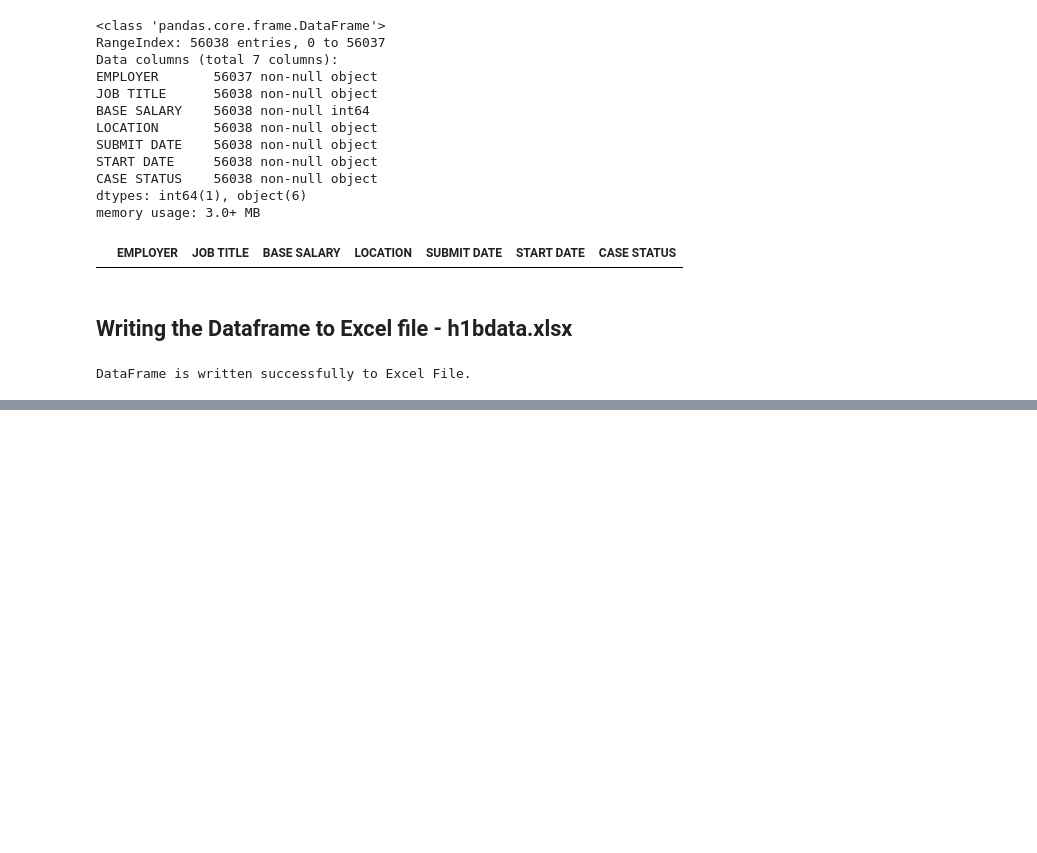
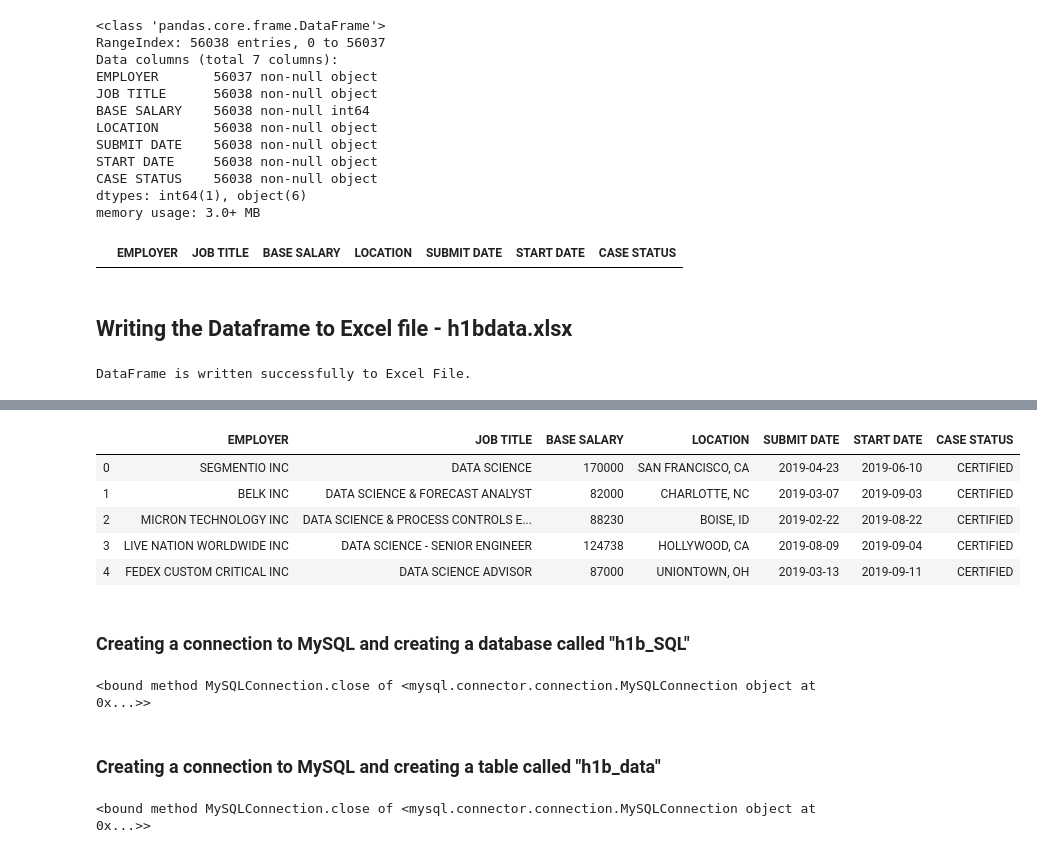
Before and after one commit to miteshrj/job_hunting, a Jupyter notebook: Scraping Code/scraping_code.ipynb, the cells around one changed output, grey strips where cells are left out. Cells and saved outputs as stored; diff of their text form; code cells hidden in the pictures; blank space fills up the shorter version.

```diff
--- a/Scraping Code/scraping_code.ipynb
+++ b/Scraping Code/scraping_code.ipynb
@@ -185,0 +205,2 @@ DataFrame is written successfully to Excel File.
+# %%
+h1b_data.drop(['Sr.No.'], axis = 1, inplace = True)
@@ -185,0 +216,4 @@ DataFrame is written successfully to Excel File.
+# %%
+h1b_data['SUBMIT DATE'] = pd.to_datetime(h1b_data['SUBMIT DATE'])
+# %%
+h1b_data['START DATE'] = pd.to_datetime(h1b_data['START DATE'])
@@ -185,0 +235,46 @@ DataFrame is written successfully to Excel File.
+# %%
+h1b_data.head()
+# %% [output]
+|  | EMPLOYER | JOB TITLE | BASE SALARY | LOCATION | SUBMIT DATE | START DATE | CASE STATUS |
+| 0 | SEGMENTIO INC | DATA SCIENCE | 170000 | SAN FRANCISCO, CA | 2019-04-23 | 2019-06-10 | CERTIFIED |
+| 1 | BELK INC | DATA SCIENCE & FORECAST ANALYST | 82000 | CHARLOTTE, NC | 2019-03-07 | 2019-09-03 | CERTIFIED |
+| 2 | MICRON TECHNOLOGY INC | DATA SCIENCE & PROCESS CONTROLS E... | 88230 | BOISE, ID | 2019-02-22 | 2019-08-22 | CERTIFIED |
+| 3 | LIVE NATION WORLDWIDE INC | DATA SCIENCE - SENIOR ENGINEER | 124738 | HOLLYWOOD, CA | 2019-08-09 | 2019-09-04 | CERTIFIED |
+| 4 | FEDEX CUSTOM CRITICAL INC | DATA SCIENCE ADVISOR | 87000 | UNIONTOWN, OH | 2019-03-13 | 2019-09-11 | CERTIFIED |
+# %% [markdown]
+### Creating a connection to MySQL and creating a database called "h1b_SQL"
+# %%
+mydb = mysql.connector.connect(
+    host="localhost",
+    user="root",
+    passwd="My1234SQL!@#$"
+)
+
+mycursor = mydb.cursor()
+
+mycursor.execute("CREATE DATABASE IF NOT EXISTS h1b_sql")
+
+mycursor.close()
+
+mydb.close
+# %% [output]
+<bound method MySQLConnection.close of <mysql.connector.connection.MySQLConnection object at 0x...>>
+# %% [markdown]
+### Creating a connection to MySQL and creating a table called "h1b_data"
+# %%
+mydb = mysql.connector.connect(
+    host="localhost",
+    user="root",
+    passwd="My1234SQL!@#$",
+    database="h1b_sql"
+)
+
+mycursor = mydb.cursor()
+
+mycursor.execute("CREATE TABLE IF NOT EXISTS h1b_data (DataID int NOT NULL AUTO_INCREMENT PRIMARY KEY , EMPLOYER VARCHAR(50), JOB_TITLE VARCHAR(100), BASE_SALARY BIGINT, LOCATION VARCHAR(100), SUBMIT_DATE DATE, START_DATE DATE,CASE_STATUS VARCHAR(30));")
+
+mycursor.close()
+
+mydb.close
+# %% [output]
+<bound method MySQLConnection.close of <mysql.connector.connection.MySQLConnection object at 0x...>>
```
Also changed, not shown: parts of 13 cells of this notebook, 1 other file.
